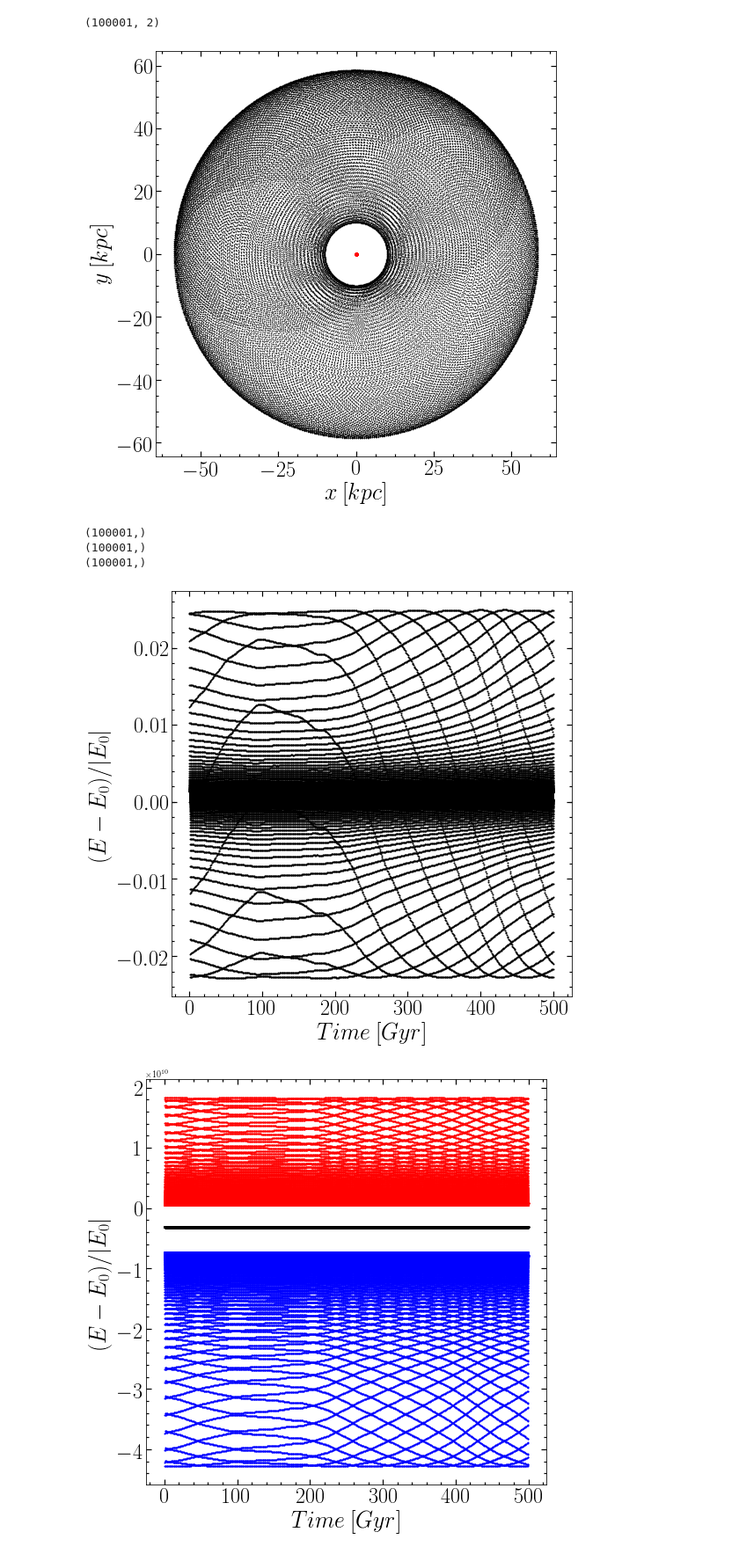
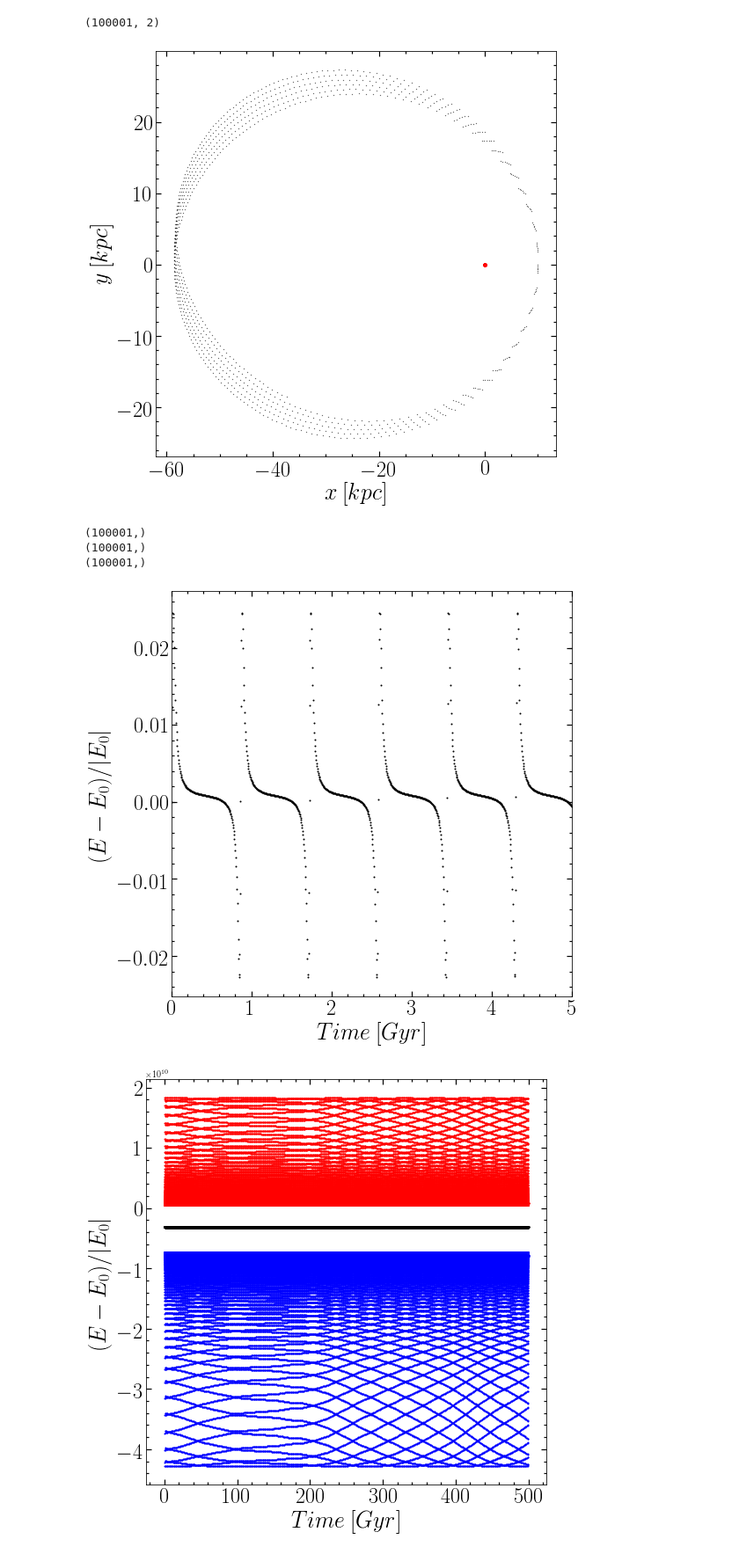
Before and after one commit to ornemarioni/mn2, a Jupyter notebook: P2C_test.ipynb, the cells around one changed output. Shown: that part at 88% size. Drawn from its saved outputs; the diff is of its cells as text; code cells hidden in the pictures.

```diff
--- a/P2C_test.ipynb
+++ b/P2C_test.ipynb
@@ -108,7 +108,7 @@ integradores_modificado.euler(eps,dt,nit,m,pos[:,0],pos[:,1],pos[:,2],vel[:,0],v
 #     j += 1
 # %%
 path = '/home/omarioni/mn2/_data/P2C/fortran_run/'
-
+N=2
 posf = np.loadtxt(path+'pos_euler.dat')
 
 xf = posf[:,0:N]
@@ -292,26 +292,26 @@ print shape(xf)
 # %%
 from __future__ import unicode_literals
 
 matplotlib.rcParams['text.usetex'] = True
 matplotlib.rcParams['text.latex.unicode'] = True
 
 fig=plt.figure(1, figsize=(8,8))
 fig.subplots_adjust(bottom=0.15, left =0.16, right = 0.95, top = 0.95)
 ax=fig.add_subplot(111)
-ax.plot(xf[:,1],yf[:,1],'.k', markersize=0.5)
-ax.plot(xf[:,0],yf[:,0],'.r')
+ax.plot(xf[:1000,1],yf[:1000,1],'.k', markersize=0.5)
+ax.plot(xf[:1000,0],yf[:1000,0],'.r')
 # ax.set_xlim(-apo-10,p+10)
 # ax.set_ylim(-a-10,a+10)
 ax.minorticks_on()
 ax.tick_params( labelsize=24)
 ax.tick_params('both', length=3, width=1.2,which='minor', direction='in', right='on',top='on')
 ax.tick_params('both', length=6, width=1.2,which='major', direction='in', right='on',top='on')
 ax.set_xlabel(r'$x\:[kpc]$', fontsize=26)
 ax.set_ylabel(r'$y\:[kpc]$',fontsize=26)
 # fig.savefig('/home/ornela/Dropbox/AAA_2017/escrito/BAAA_2018_art/fig_05.pdf', dpi = 100)
 plt.show()
 # %% [output]
-[figure, old version]
+[figure, new version]
 # %%
 # import fuerza as fz
 
@@ -372,7 +372,7 @@ fig.subplots_adjust(bottom=0.15, left =0.16, right = 0.95, top = 0.95)
 ax=fig.add_subplot(111)
 ax.plot(time,dE,'.k', markersize=2)
 # ax.set_xlim(-apo-10,p+10)
-# ax.set_ylim(-0.2,0.2)
+ax.set_xlim(0,5)
 ax.minorticks_on()
 ax.tick_params( labelsize=24)
 ax.tick_params('both', length=3, width=1.2,which='minor', direction='in', right='on',top='on')
@@ -382,7 +382,7 @@ ax.set_xlabel(r'$Time\:[Gyr]$',fontsize=26)
 # fig.savefig('/home/ornela/Dropbox/AAA_2017/escrito/BAAA_2018_art/fig_05.pdf', dpi = 100)
 plt.show()
 # %% [output]
-[figure, old version]
+[figure, new version]
 # %%
 from __future__ import unicode_literals
 
```
Also changed, not shown: parts of 7 cells of this notebook, 1 other file.
